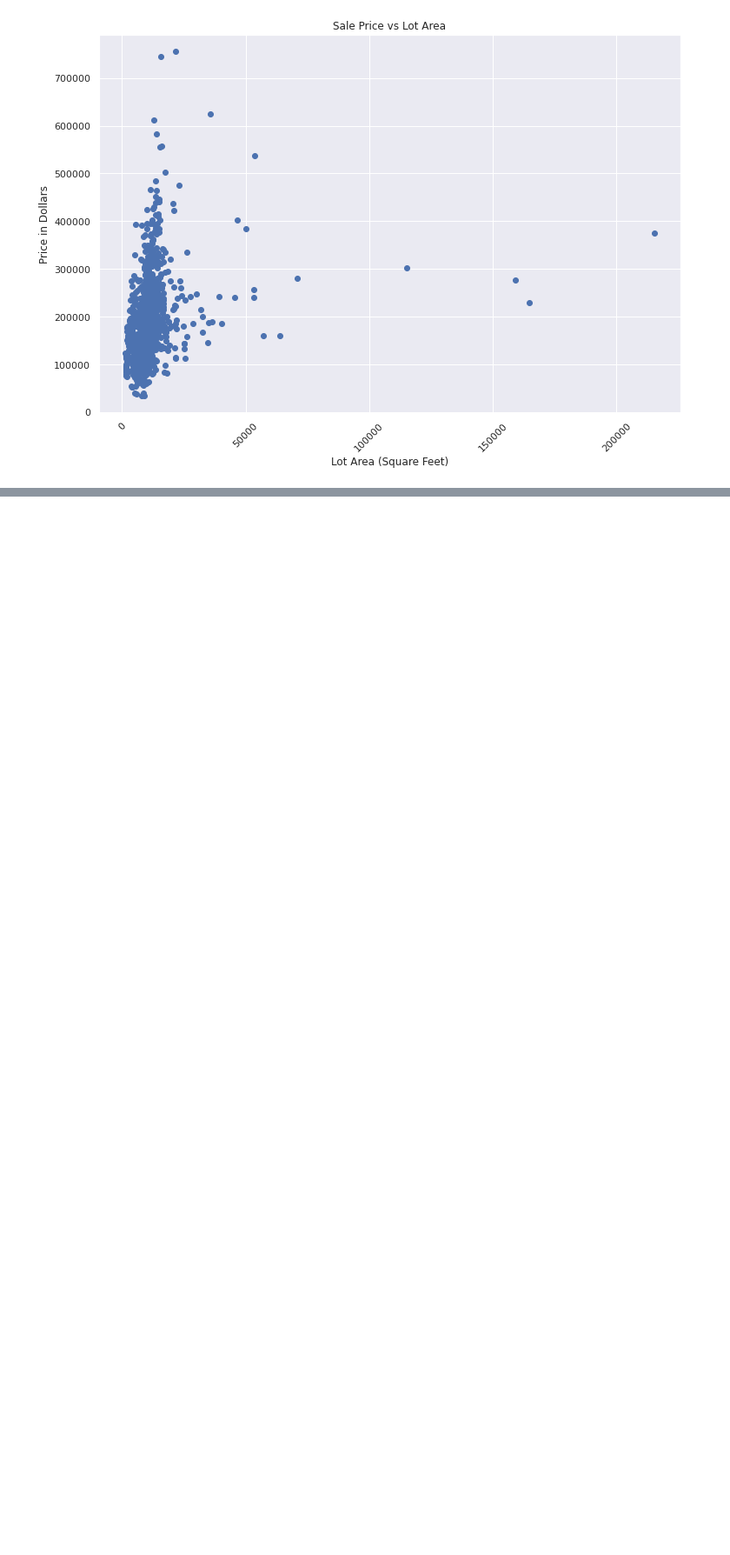
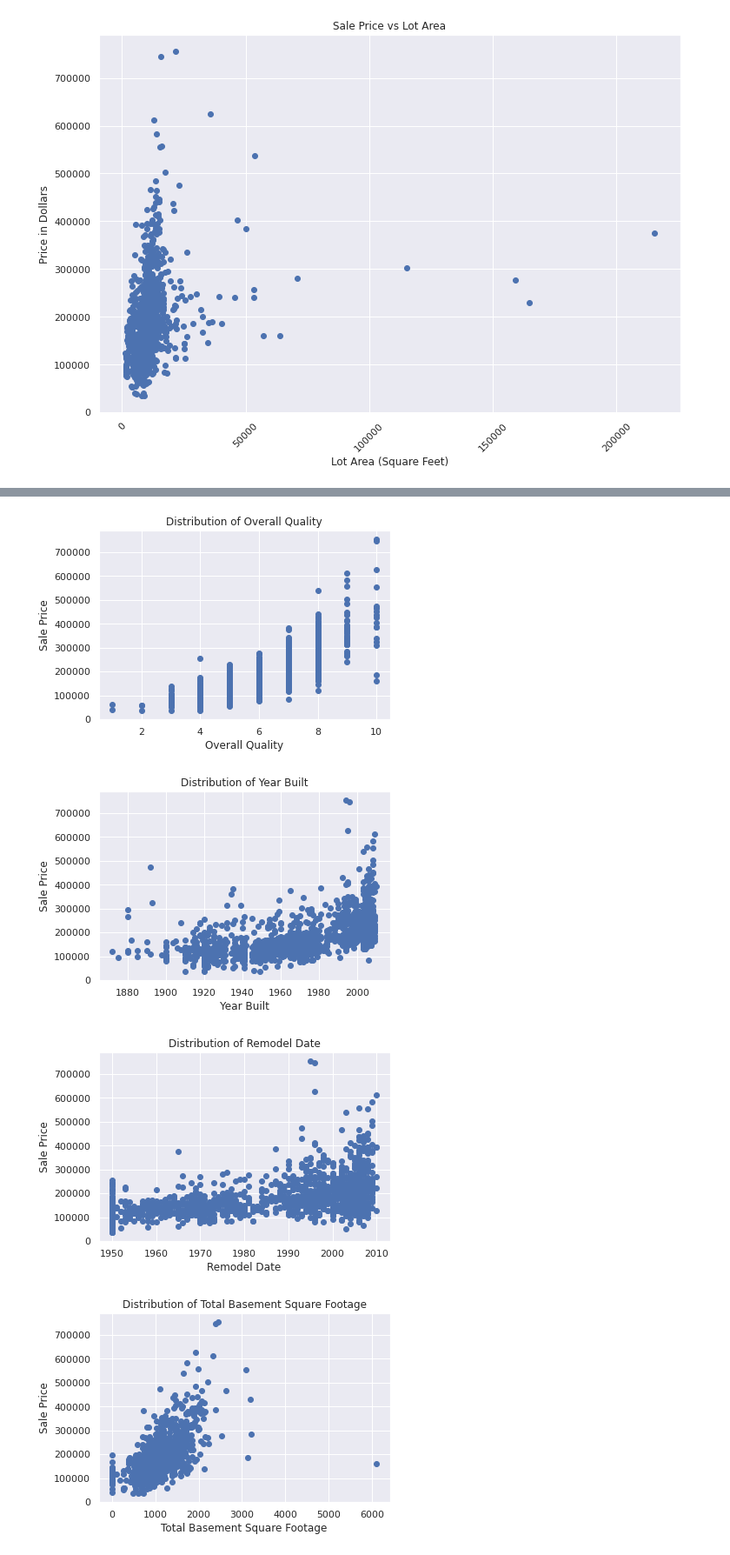
Before and after one commit to wondrousWebWorks/house-price-regression, a Jupyter notebook: jupyter_notebooks/02 - ExploratoryDataAnalysis.ipynb, the cells around one changed output, grey strips where cells are left out. Shown at 87% size. Drawn from its saved outputs; the diff is of its cells as text; code cells hidden in the pictures; blank space fills up the shorter version.

```diff
--- a/jupyter_notebooks/02 - ExploratoryDataAnalysis.ipynb
+++ b/jupyter_notebooks/02 - ExploratoryDataAnalysis.ipynb
@@ -283,0 +333,14 @@ plt.ylabel("Price in Dollars");
+# %%
+selected_feature_dict = {
+    'OverallQual': 'Overall Quality',
+    'YearBuilt': 'Year Built',
+    'YearRemodAdd': 'Remodel Date',
+    'TotalBsmtSF': 'Total Basement Square Footage',
+    '1stFlrSF': 'Total First Floor Square Footage',
+    'GrLivArea': 'Above Grade (Ground) Living Area Square Footage',
+    'FullBath': 'Number of Full Bathrooms',
+    'TotRmsAbvGrd': 'Number of Rooms above Grade',
+    'GarageCars': 'Garage (Number of Cars)',
+    'GarageArea': 'Garage Area Square Footage',
+    'SalePrice': 'Sale Price'
+}
@@ -283,0 +354,13 @@ plt.ylabel("Price in Dollars");
+# %%
+for feature in selected_features:
+    fig, ax = plt.subplots()
+    ax.scatter(df_train[feature], df_train['SalePrice'])
+    title = f"Distribution of {selected_feature_dict[feature]}"
+    plt.title(title)
+    plt.ylabel("Sale Price")
+    plt.xlabel(selected_feature_dict[feature])
+# %% [output]
+[figure, added]
+[figure, added]
+[figure, added]
+[figure, added]
```
Also changed, not shown: parts of 9 cells of this notebook.
